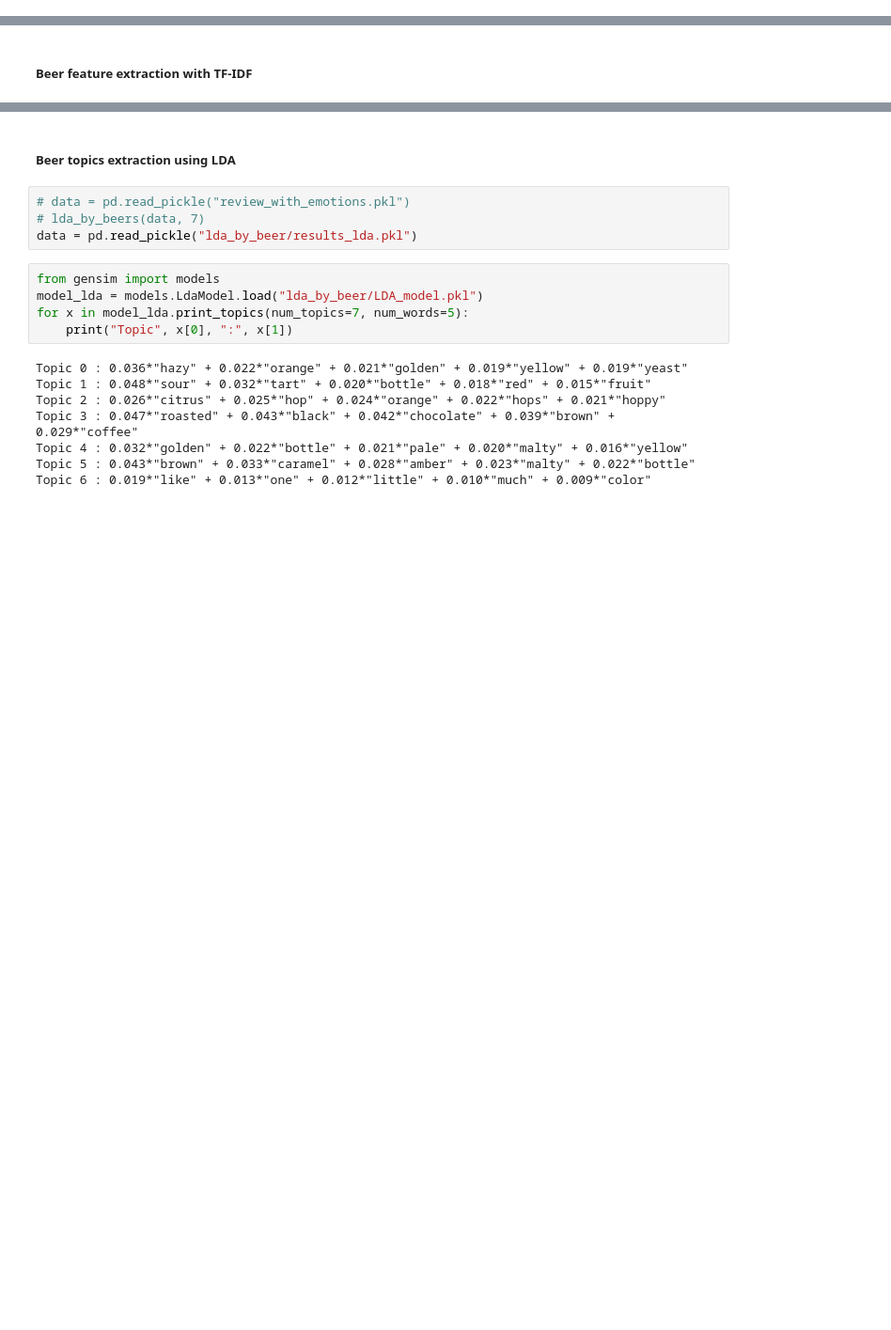
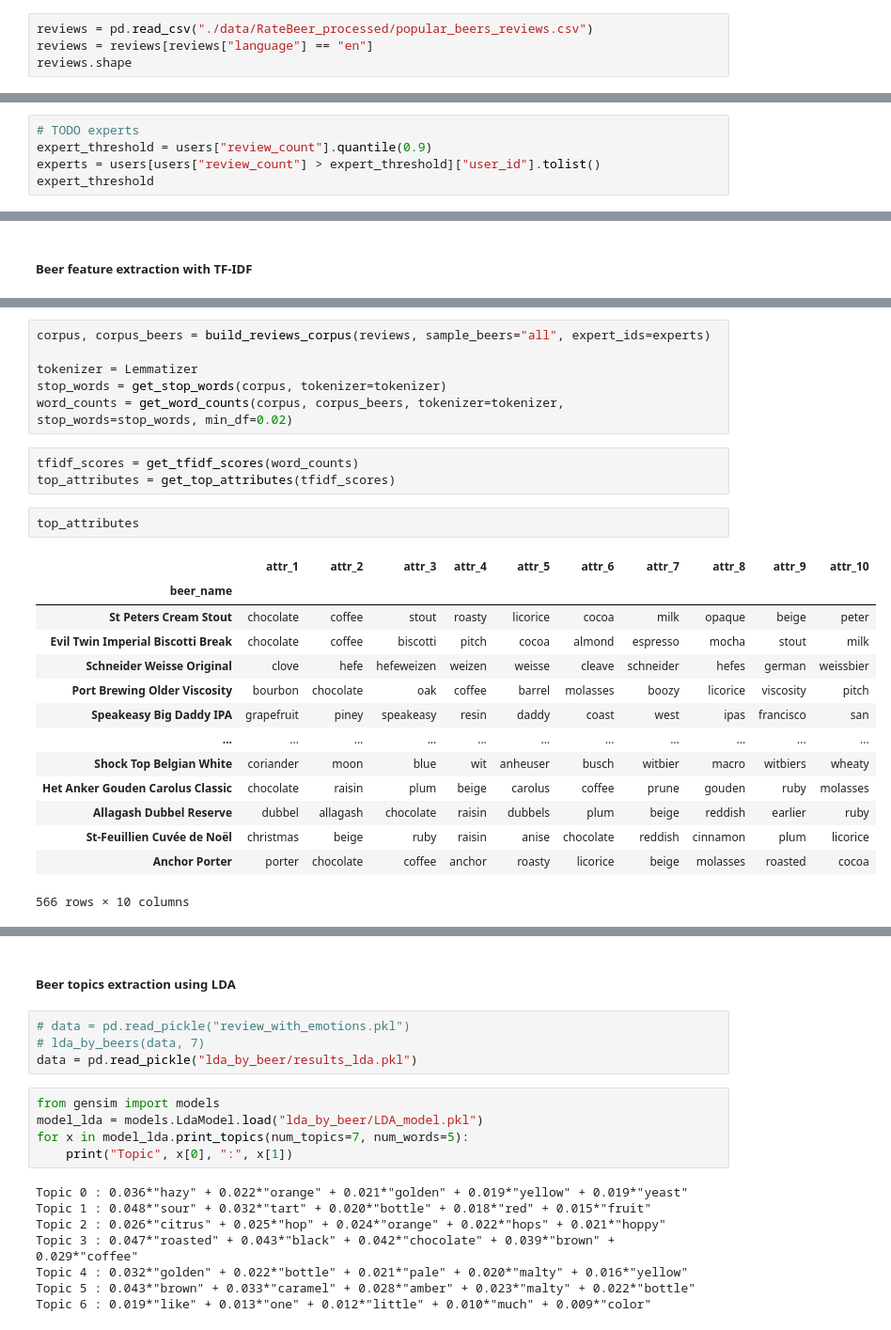
Before and after one commit to epfl-ada/ada-2024-project-awesomedataanalysts, a Jupyter notebook: milestone-3.ipynb, the cells around one changed output, grey strips where cells are left out. Shown: that part at 94% size. Drawn from its saved outputs; the diff is of its cells as text; blank space fills up the shorter version.

```diff
--- a/milestone-3.ipynb
+++ b/milestone-3.ipynb
@@ -21,3 +30,7 @@ raw_data = data_load(path_to_rating, nb_reviews)
 # %%
 non_english_lines = [ind for ind, rev in enumerate(raw_data["review"]) if isEnglish(rev)]
 enlgish_data = raw_data.loc[non_english_lines]
+# %%
+reviews = pd.read_csv("./data/RateBeer_processed/popular_beers_reviews.csv")
+reviews = reviews[reviews["language"] == "en"]
+reviews.shape
@@ -27,3 +42,8 @@ enlgish_data = raw_data.loc[non_english_lines]
 ### Diving into the reviews to gain a better understanding of our beers
 # %% [markdown]
 ##### Experts
+# %%
+# TODO experts
+expert_threshold = users["review_count"].quantile(0.9)
+experts = users[users["review_count"] > expert_threshold]["user_id"].tolist()
+expert_threshold
@@ -31,0 +66,26 @@ enlgish_data = raw_data.loc[non_english_lines]
+# %%
+corpus, corpus_beers = build_reviews_corpus(reviews, sample_beers="all", expert_ids=experts)
+
+tokenizer = Lemmatizer
+stop_words = get_stop_words(corpus, tokenizer=tokenizer)
+word_counts = get_word_counts(corpus, corpus_beers, tokenizer=tokenizer, stop_words=stop_words, min_df=0.02)
+# %%
+tfidf_scores = get_tfidf_scores(word_counts)
+top_attributes = get_top_attributes(tfidf_scores)
+# %%
+top_attributes
+# %% [output]
+|  | attr_1 | attr_2 | attr_3 | attr_4 | attr_5 | attr_6 | attr_7 | attr_8 | attr_9 | attr_10 |
+| beer_name |  |  |  |  |  |  |  |  |  |  |
+| St Peters Cream Stout | chocolate | coffee | stout | roasty | licorice | cocoa | milk | opaque | beige | peter |
+| Evil Twin Imperial Biscotti Break | chocolate | coffee | biscotti | pitch | cocoa | almond | espresso | mocha | stout | milk |
+| Schneider Weisse Original | clove | hefe | hefeweizen | weizen | weisse | cleave | schneider | hefes | german | weissbier |
+| Port Brewing Older Viscosity | bourbon | chocolate | oak | coffee | barrel | molasses | boozy | licorice | viscosity | pitch |
+| Speakeasy Big Daddy IPA | grapefruit | piney | speakeasy | resin | daddy | coast | west | ipas | francisco | san |
+| ... | ... | ... | ... | ... | ... | ... | ... | ... | ... | ... |
+| Shock Top Belgian White | coriander | moon | blue | wit | anheuser | busch | witbier | macro | witbiers | wheaty |
+| Het Anker Gouden Carolus Classic | chocolate | raisin | plum | beige | carolus | coffee | prune | gouden | ruby | molasses |
+| Allagash Dubbel Reserve | dubbel | allagash | chocolate | raisin | dubbels | plum | beige | reddish | earlier | ruby |
+| St-Feuillien Cuvée de Noël | christmas | beige | ruby | raisin | anise | chocolate | reddish | cinnamon | plum | licorice |
+| Anchor Porter | porter | chocolate | coffee | anchor | roasty | licorice | beige | molasses | roasted | cocoa |
+566 rows × 10 columns
```
Also changed, not shown: parts of 9 cells of this notebook, 2 other files.
